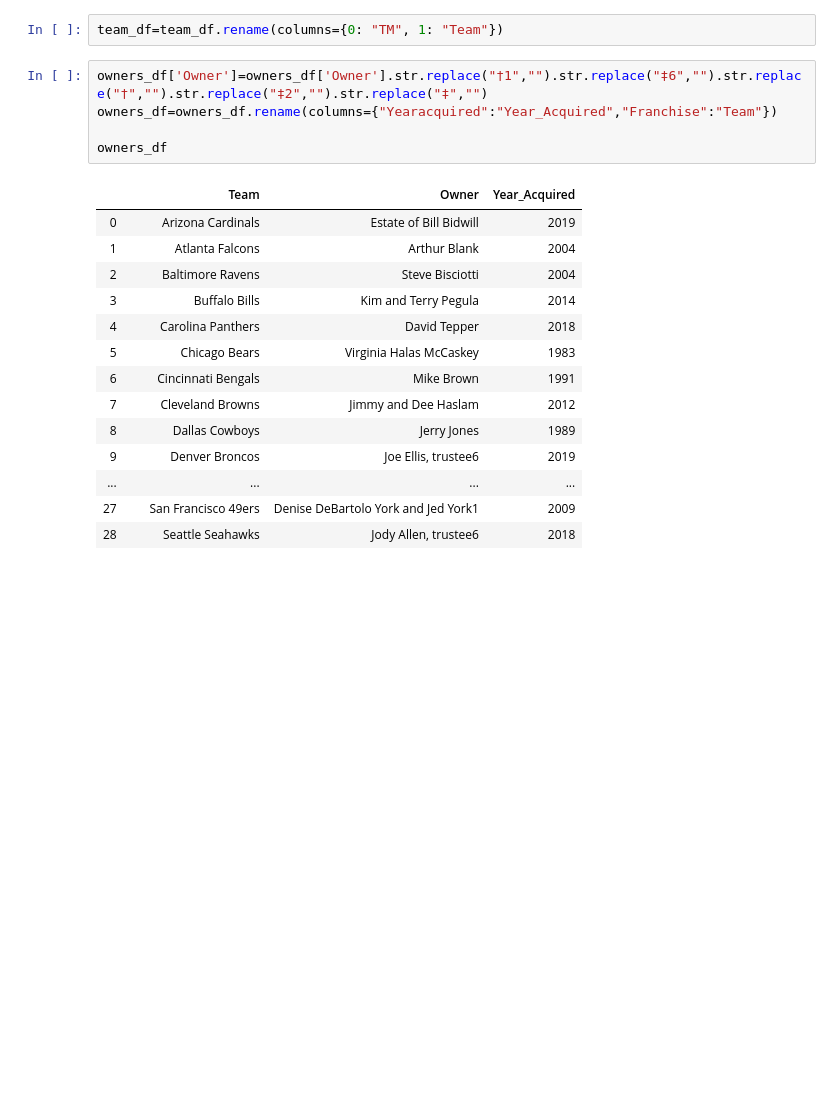
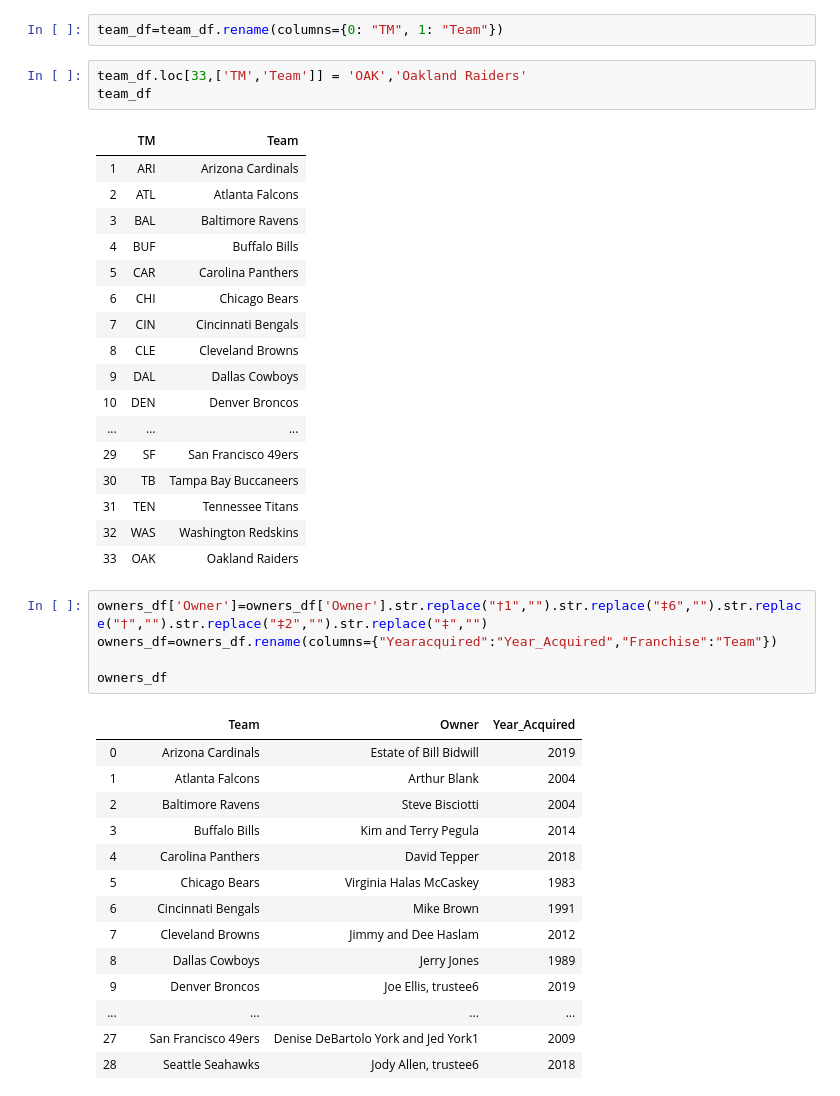
Before and after one commit to nberman12/NFL-ETL-Project, a Jupyter notebook: Nate/ETL-Project.ipynb, the cells around one changed output. Cells and saved outputs as stored; diff of their text form; blank space fills up the shorter version.

```diff
--- a/Nate/ETL-Project.ipynb
+++ b/Nate/ETL-Project.ipynb
@@ -180,5 +191,26 @@ team_df.head()
 # %%
 team_df=team_df.rename(columns={0: "TM", 1: "Team"})
+# %%
+team_df.loc[33,['TM','Team']] = 'OAK','Oakland Raiders'
+team_df
+# %% [output]
+|  | TM | Team |
+| 1 | ARI | Arizona Cardinals |
+| 2 | ATL | Atlanta Falcons |
+| 3 | BAL | Baltimore Ravens |
+| 4 | BUF | Buffalo Bills |
+| 5 | CAR | Carolina Panthers |
+| 6 | CHI | Chicago Bears |
+| 7 | CIN | Cincinnati Bengals |
+| 8 | CLE | Cleveland Browns |
+| 9 | DAL | Dallas Cowboys |
+| 10 | DEN | Denver Broncos |
+| ... | ... | ... |
+| 29 | SF | San Francisco 49ers |
+| 30 | TB | Tampa Bay Buccaneers |
+| 31 | TEN | Tennessee Titans |
+| 32 | WAS | Washington Redskins |
+| 33 | OAK | Oakland Raiders |
 # %%
 owners_df['Owner']=owners_df['Owner'].str.replace("†1","").str.replace("‡6","").str.replace("†","").str.replace("‡2","").str.replace("‡","")
 owners_df=owners_df.rename(columns={"Yearacquired":"Year_Acquired","Franchise":"Team"})
```
Also changed, not shown: parts of 7 cells of this notebook.
